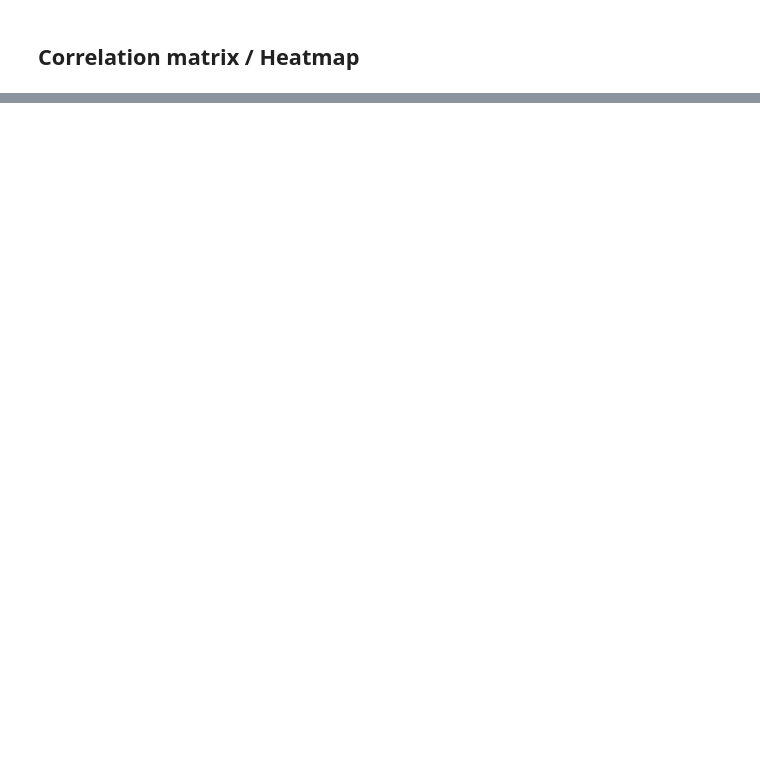
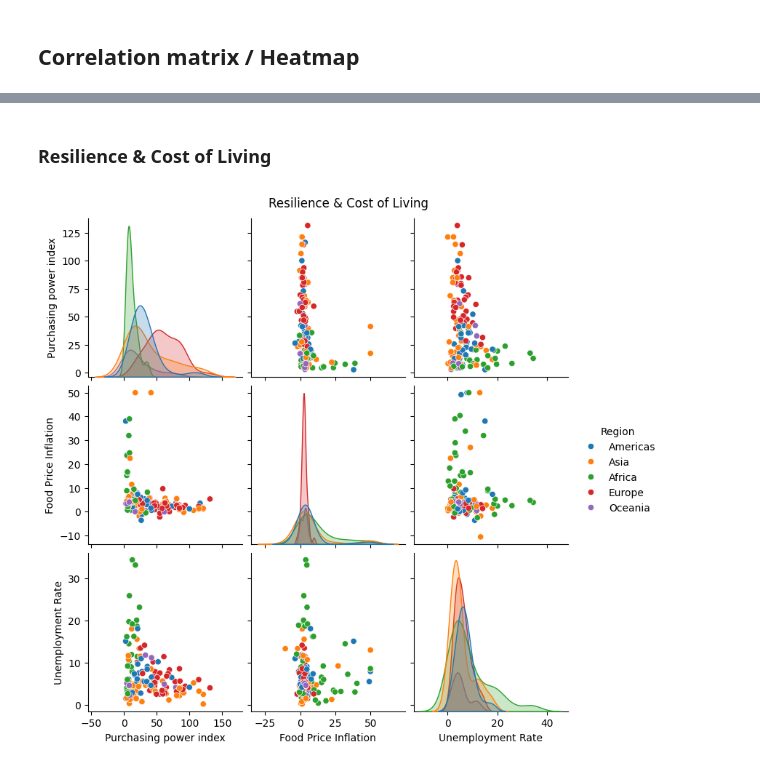
Before and after one commit to YoannAsl/ml-learning-project-1, a Jupyter notebook: visualization.ipynb, the cells around one changed output, grey strips where cells are left out. Cells and saved outputs as stored; diff of their text form; code cells hidden in the pictures; blank space fills up the shorter version.

```diff
--- a/visualization.ipynb
+++ b/visualization.ipynb
@@ -23,0 +65,22 @@ plt.show()
+# %% [markdown]
+### Resilience & Cost of Living
+# %%
+frame3 = df.copy()
+cols_to_keep3 = [
+    "Purchasing power index",
+    "Food Price Inflation (Mean)",
+    "Unemployment (% of total labor force)",
+    "Region",
+]
+frame3["Food Price Inflation (Mean)"] = frame3["Food Price Inflation (Mean)"].clip(
+    upper=50
+)
+rename_map = {
+    "Food Price Inflation (Mean)": "Food Price Inflation",
+    "Unemployment (% of total labor force)": "Unemployment Rate",
+}
+g = sns.pairplot(frame3[cols_to_keep3].rename(columns=rename_map), hue="Region")
+g.figure.suptitle("Resilience & Cost of Living", y=1.02)
+plt.show()
+# %% [output]
+[figure, added]
```
Also changed, not shown: parts of 7 cells of this notebook, 1 other file.
